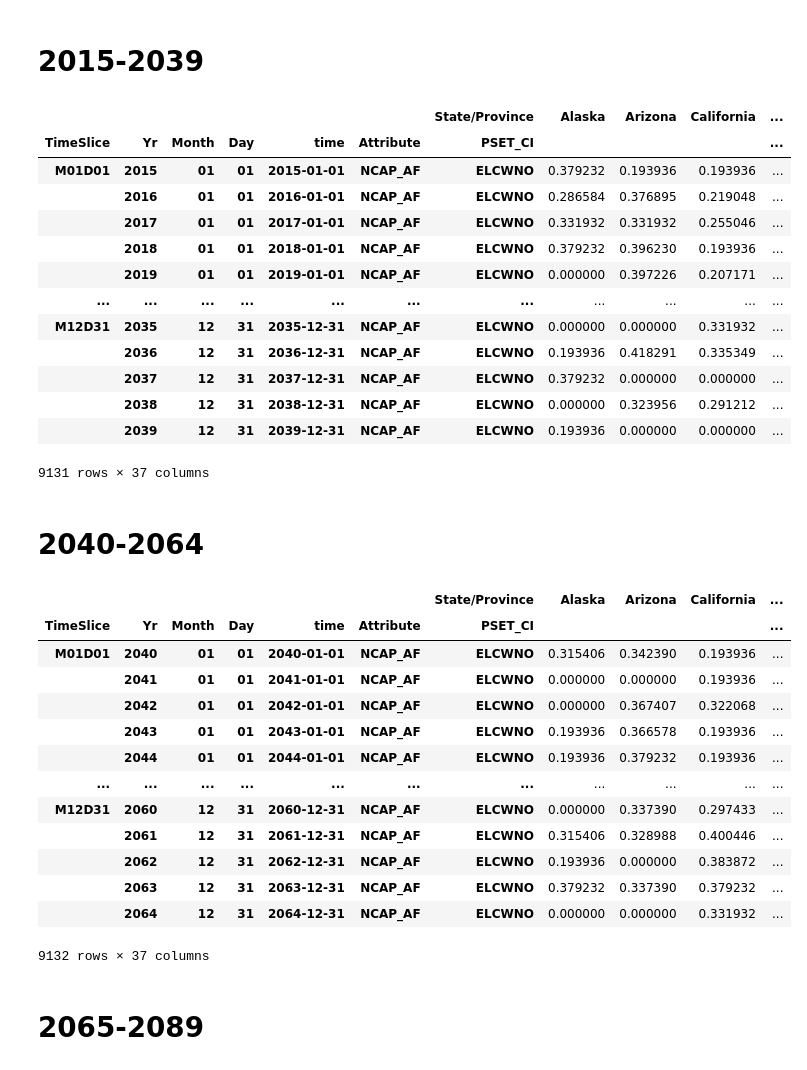
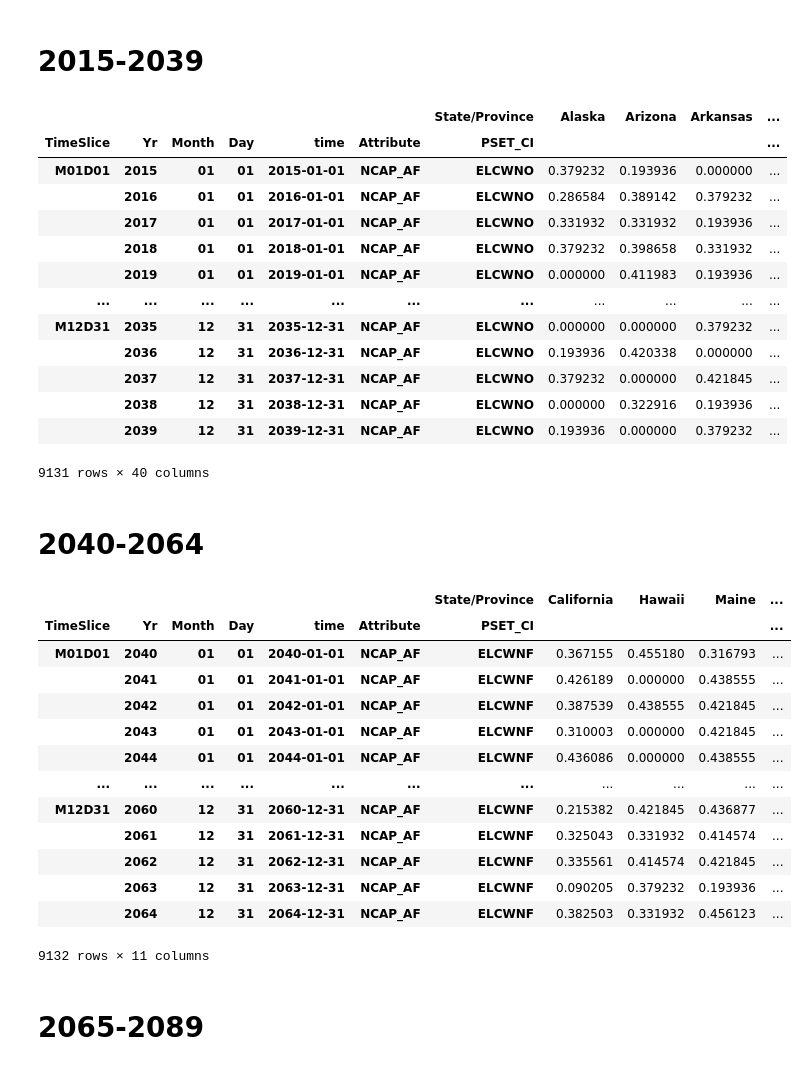
Before and after one commit to esma-cu/DATA_WIND_CF, a Jupyter notebook: Wind_Organize_CF - TUSM.ipynb, the cells around one changed output. Drawn from its saved outputs; the diff is of its cells as text; code cells hidden in the pictures.

```diff
--- a/Wind_Organize_CF - TUSM.ipynb
+++ b/Wind_Organize_CF - TUSM.ipynb
@@ -185,10 +180,10 @@ SSP126_2090_2100_tt.to_csv('SSP126_usa_onshore_2090_2100_test_state.csv')
 Organize in the Format that is compliant with TIMES/VEDA 2.0 --> Only Run the Block associated with the proper SSP
 # %%
 # dask open csv
-SSP126_2015_2039_tt = dd.read_csv('SSP126_usa_onshore_2015_2039_test_state.csv')
-SSP126_2040_2064_tt = dd.read_csv('SSP126_usa_onshore_2040_2064_test_state.csv')
-SSP126_2065_2089_tt = dd.read_csv('SSP126_usa_onshore_2065_2089_test_state.csv')
-SSP126_2090_2100_tt = dd.read_csv('SSP126_usa_onshore_2090_2100_test_state.csv')
+SSP126_2015_2039_tt = dd.read_csv('SSP126_projectedstatus_usa_onshore_2015_2039_test_state.csv')
+SSP126_2040_2064_tt = dd.read_csv('SSP126_projectedstatus_usa_onshore_2040_2064_test_state.csv')
+SSP126_2065_2089_tt = dd.read_csv('SSP126_projectedstatus_usa_onshore_2065_2089_test_state.csv')
+SSP126_2090_2100_tt = dd.read_csv('SSP126_projectedstatus_usa_onshore_2090_2100_test_state.csv')
 # %% [markdown]
 # 2015-2039
 # %%
@@ -215,19 +210,19 @@ SSP126_2015_2039_tt = SSP126_2015_2039_tt.fillna(0)
 #SSP126_2015_2039_tt = SSP126_2015_2039_tt[['Virginia', 'Rhode Island']]
 SSP126_2015_2039_tt
 # %% [output]
-|  |  |  |  |  |  | State/Province | Alaska | Arizona | California | ... |
+|  |  |  |  |  |  | State/Province | Alaska | Arizona | Arkansas | ... |
 | TimeSlice | Yr | Month | Day | time | Attribute | PSET_CI |  |  |  | ... |
-| M01D01 | 2015 | 01 | 01 | 2015-01-01 | NCAP_AF | ELCWNO | 0.379232 | 0.193936 | 0.193936 | ... |
-|  | 2016 | 01 | 01 | 2016-01-01 | NCAP_AF | ELCWNO | 0.286584 | 0.376895 | 0.219048 | ... |
-|  | 2017 | 01 | 01 | 2017-01-01 | NCAP_AF | ELCWNO | 0.331932 | 0.331932 | 0.255046 | ... |
-|  | 2018 | 01 | 01 | 2018-01-01 | NCAP_AF | ELCWNO | 0.379232 | 0.396230 | 0.193936 | ... |
-|  | 2019 | 01 | 01 | 2019-01-01 | NCAP_AF | ELCWNO | 0.000000 | 0.397226 | 0.207171 | ... |
+| M01D01 | 2015 | 01 | 01 | 2015-01-01 | NCAP_AF | ELCWNO | 0.379232 | 0.193936 | 0.000000 | ... |
+|  | 2016 | 01 | 01 | 2016-01-01 | NCAP_AF | ELCWNO | 0.286584 | 0.389142 | 0.379232 | ... |
+|  | 2017 | 01 | 01 | 2017-01-01 | NCAP_AF | ELCWNO | 0.331932 | 0.331932 | 0.193936 | ... |
+|  | 2018 | 01 | 01 | 2018-01-01 | NCAP_AF | ELCWNO | 0.379232 | 0.398658 | 0.331932 | ... |
+|  | 2019 | 01 | 01 | 2019-01-01 | NCAP_AF | ELCWNO | 0.000000 | 0.411983 | 0.193936 | ... |
 | ... | ... | ... | ... | ... | ... | ... | ... | ... | ... | ... |
-| M12D31 | 2035 | 12 | 31 | 2035-12-31 | NCAP_AF | ELCWNO | 0.000000 | 0.000000 | 0.331932 | ... |
-|  | 2036 | 12 | 31 | 2036-12-31 | NCAP_AF | ELCWNO | 0.193936 | 0.418291 | 0.335349 | ... |
-|  | 2037 | 12 | 31 | 2037-12-31 | NCAP_AF | ELCWNO | 0.379232 | 0.000000 | 0.000000 | ... |
-|  | 2038 | 12 | 31 | 2038-12-31 | NCAP_AF | ELCWNO | 0.000000 | 0.323956 | 0.291212 | ... |
-|  | 2039 | 12 | 31 | 2039-12-31 | NCAP_AF | ELCWNO | 0.193936 | 0.000000 | 0.000000 | ... |
+| M12D31 | 2035 | 12 | 31 | 2035-12-31 | NCAP_AF | ELCWNO | 0.000000 | 0.000000 | 0.379232 | ... |
+|  | 2036 | 12 | 31 | 2036-12-31 | NCAP_AF | ELCWNO | 0.193936 | 0.420338 | 0.000000 | ... |
+|  | 2037 | 12 | 31 | 2037-12-31 | NCAP_AF | ELCWNO | 0.379232 | 0.000000 | 0.421845 | ... |
+|  | 2038 | 12 | 31 | 2038-12-31 | NCAP_AF | ELCWNO | 0.000000 | 0.322916 | 0.193936 | ... |
+|  | 2039 | 12 | 31 | 2039-12-31 | NCAP_AF | ELCWNO | 0.193936 | 0.000000 | 0.379232 | ... |
-9131 rows × 37 columns
+9131 rows × 40 columns
 # %%
 #export to csv
@@ -237,40 +232,40 @@ SSP126_2015_2039_tt.to_csv('SSP126_usa_onshore_2015_2039_TIMES_state.csv')
 # %%
 #create a new column called 'Month' that is the month of the 'time' column
 SSP126_2040_2064_tt['Month'] = SSP126_2040_2064_tt['time'].astype(str).str[5:7]
 #create a new column called 'Day' that is the day of the 'time' column
 SSP126_2040_2064_tt['Day'] = SSP126_2040_2064_tt['time'].astype(str).str[8:10]
 #create a new column called 'TimeSlice' that is 'M' + Month + 'D' + Day
 SSP126_2040_2064_tt['TimeSlice'] = 'M' + SSP126_2040_2064_tt['Month'] + 'D' + SSP126_2040_2064_tt['Day']
 # add a new column called 'Attribute' that is entirely full of 'RNW'
 SSP126_2040_2064_tt['Attribute'] = 'NCAP_AF'
 # add a new column called 'Yr' that is the year of the 'time' column
 SSP126_2040_2064_tt['Yr'] = SSP126_2040_2064_tt['time'].astype(str).str[:4]
 # add a new column called 'PSET_CI' that is 'ELCWNO' for onshore or 'ELCWNF' for offshore
-SSP126_2040_2064_tt['PSET_CI'] = 'ELCWNO'
+SSP126_2040_2064_tt['PSET_CI'] = 'ELCWNF'
 
 
 SSP126_2040_2064_tt= SSP126_2040_2064_tt.groupby(['State/Province', 'time']).first().compute()
 #pivot the table so that TEMELE_REGIONS_COPY are the columns, TimeSlice are the rows, and the values are the CP
 SSP126_2040_2064_tt = SSP126_2040_2064_tt.pivot_table(index=['TimeSlice', 'Yr', 'Month', 'Day', 'time', 'Attribute', 'PSET_CI'], columns='State/Province', values='CP', aggfunc='first')
 #replace all NaN values with 0
 SSP126_2040_2064_tt = SSP126_2040_2064_tt.fillna(0)
 # only keep TimeSlice', 'Yr', 'Month', 'Day', 'time', 'Attribute', 'PSET_CI', 'Virginia', 'Rhode Island'
 #SSP126_2040_2064_tt = SSP126_2040_2064_tt[['Virginia', 'Rhode Island']]
 SSP126_2040_2064_tt
 # %% [output]
-|  |  |  |  |  |  | State/Province | Alaska | Arizona | California | ... |
+|  |  |  |  |  |  | State/Province | California | Hawaii | Maine | ... |
 | TimeSlice | Yr | Month | Day | time | Attribute | PSET_CI |  |  |  | ... |
-| M01D01 | 2040 | 01 | 01 | 2040-01-01 | NCAP_AF | ELCWNO | 0.315406 | 0.342390 | 0.193936 | ... |
-|  | 2041 | 01 | 01 | 2041-01-01 | NCAP_AF | ELCWNO | 0.000000 | 0.000000 | 0.193936 | ... |
-|  | 2042 | 01 | 01 | 2042-01-01 | NCAP_AF | ELCWNO | 0.000000 | 0.367407 | 0.322068 | ... |
-|  | 2043 | 01 | 01 | 2043-01-01 | NCAP_AF | ELCWNO | 0.193936 | 0.366578 | 0.193936 | ... |
-|  | 2044 | 01 | 01 | 2044-01-01 | NCAP_AF | ELCWNO | 0.193936 | 0.379232 | 0.193936 | ... |
+| M01D01 | 2040 | 01 | 01 | 2040-01-01 | NCAP_AF | ELCWNF | 0.367155 | 0.455180 | 0.316793 | ... |
+|  | 2041 | 01 | 01 | 2041-01-01 | NCAP_AF | ELCWNF | 0.426189 | 0.000000 | 0.438555 | ... |
+|  | 2042 | 01 | 01 | 2042-01-01 | NCAP_AF | ELCWNF | 0.387539 | 0.438555 | 0.421845 | ... |
+|  | 2043 | 01 | 01 | 2043-01-01 | NCAP_AF | ELCWNF | 0.310003 | 0.000000 | 0.421845 | ... |
+|  | 2044 | 01 | 01 | 2044-01-01 | NCAP_AF | ELCWNF | 0.436086 | 0.000000 | 0.438555 | ... |
 | ... | ... | ... | ... | ... | ... | ... | ... | ... | ... | ... |
-| M12D31 | 2060 | 12 | 31 | 2060-12-31 | NCAP_AF | ELCWNO | 0.000000 | 0.337390 | 0.297433 | ... |
-|  | 2061 | 12 | 31 | 2061-12-31 | NCAP_AF | ELCWNO | 0.315406 | 0.328988 | 0.400446 | ... |
-|  | 2062 | 12 | 31 | 2062-12-31 | NCAP_AF | ELCWNO | 0.193936 | 0.000000 | 0.383872 | ... |
-|  | 2063 | 12 | 31 | 2063-12-31 | NCAP_AF | ELCWNO | 0.379232 | 0.337390 | 0.379232 | ... |
-|  | 2064 | 12 | 31 | 2064-12-31 | NCAP_AF | ELCWNO | 0.000000 | 0.000000 | 0.331932 | ... |
+| M12D31 | 2060 | 12 | 31 | 2060-12-31 | NCAP_AF | ELCWNF | 0.215382 | 0.421845 | 0.436877 | ... |
+|  | 2061 | 12 | 31 | 2061-12-31 | NCAP_AF | ELCWNF | 0.325043 | 0.331932 | 0.414574 | ... |
+|  | 2062 | 12 | 31 | 2062-12-31 | NCAP_AF | ELCWNF | 0.335561 | 0.414574 | 0.421845 | ... |
+|  | 2063 | 12 | 31 | 2063-12-31 | NCAP_AF | ELCWNF | 0.090205 | 0.379232 | 0.193936 | ... |
+|  | 2064 | 12 | 31 | 2064-12-31 | NCAP_AF | ELCWNF | 0.382503 | 0.331932 | 0.456123 | ... |
-9132 rows × 37 columns
+9132 rows × 11 columns
 # %%
 #export to csv
```
Also changed, not shown: parts of 53 cells of this notebook, 2 other files.
